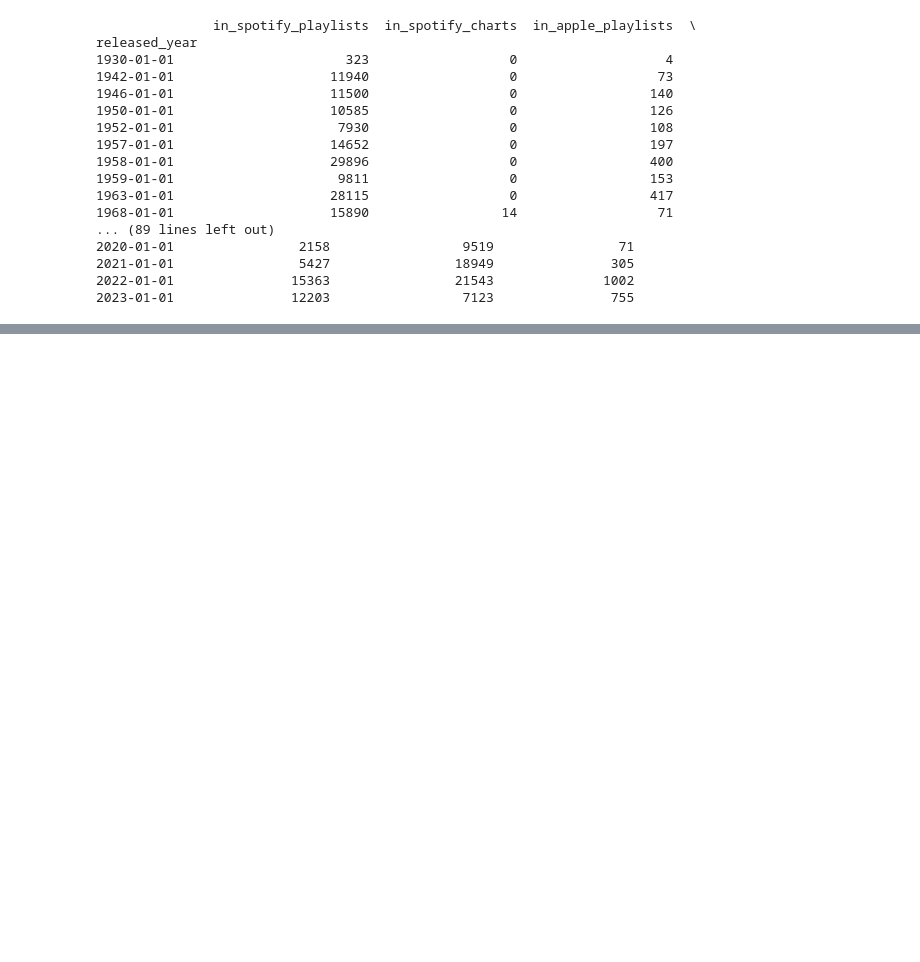
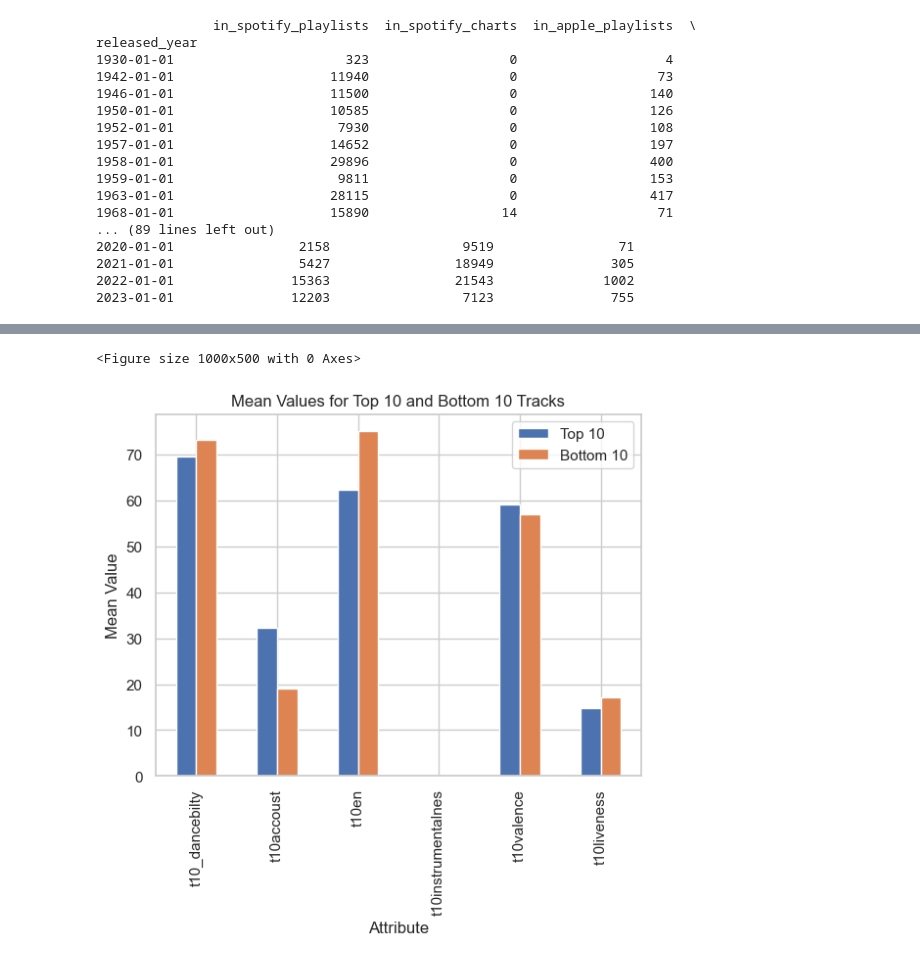
Before and after one commit to i-ap5/FamBus, a Jupyter notebook: famBus.ipynb, the cells around one changed output, grey strips where cells are left out. Cells and saved outputs as stored; diff of their text form; code cells hidden in the pictures; blank space fills up the shorter version.

```diff
--- a/famBus.ipynb
+++ b/famBus.ipynb
@@ -1260,0 +1322,28 @@ released_year
+# %%
+import pandas as pd
+import matplotlib.pyplot as plt
+from statistics import mean
+
+# Assuming dfm is your DataFrame
+
+# Calculate mean values for top 10 and bottom 10 tracks
+mean_values_t10 = dfm[['t10_dancebilty', 't10accoust', 't10en', 't10instrumentalnes', 't10valence', 't10liveness']].mean()
+mean_values_l10 = dfm[['l10_dancebilty', 'l10accoust', 'l10en', 'l10instrumentalnes', 'l10valence', 'l10liveness']].mean()
+
+# Create a new DataFrame for mean values
+df_mean_values = pd.DataFrame({
+    'Attribute': mean_values_t10.index,
+    'Top 10': mean_values_t10.values,
+    'Bottom 10': mean_values_l10.values
+})
+
+# Plotting mean values for top 10 and bottom 10 tracks
+plt.figure(figsize=(10, 5))
+df_mean_values.plot(kind="bar", x="Attribute", y=["Top 10", "Bottom 10"])
+plt.xlabel('Attribute')
+plt.ylabel('Mean Value')
+plt.title('Mean Values for Top 10 and Bottom 10 Tracks')
+plt.show()
+# %% [output]
+<Figure size 1000x500 with 0 Axes>
+[figure, added]
```
Also changed, not shown: parts of 2 cells of this notebook.
